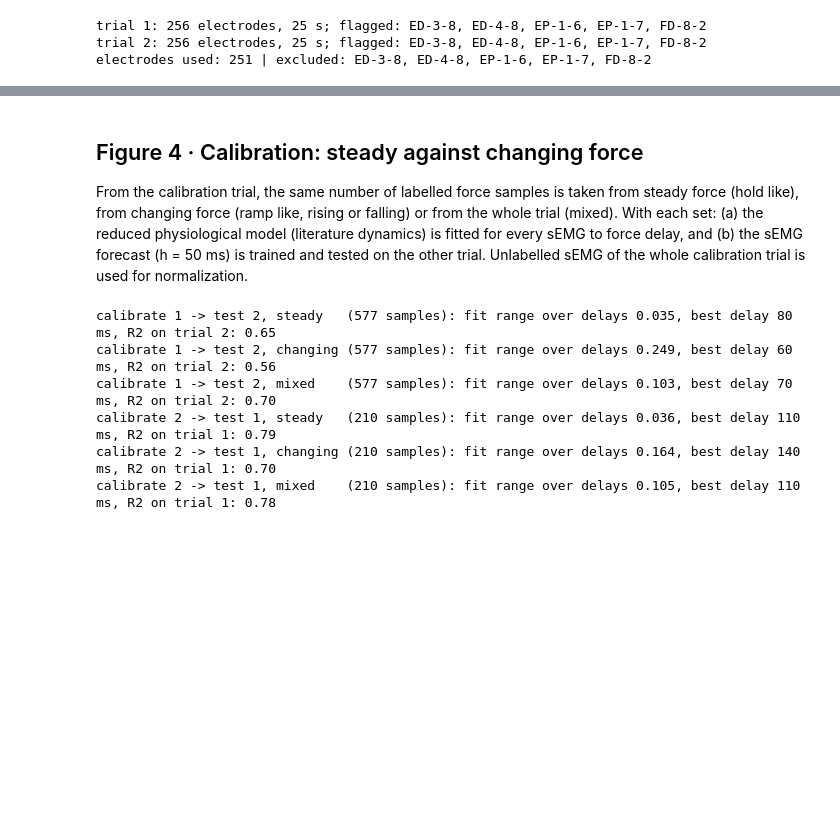
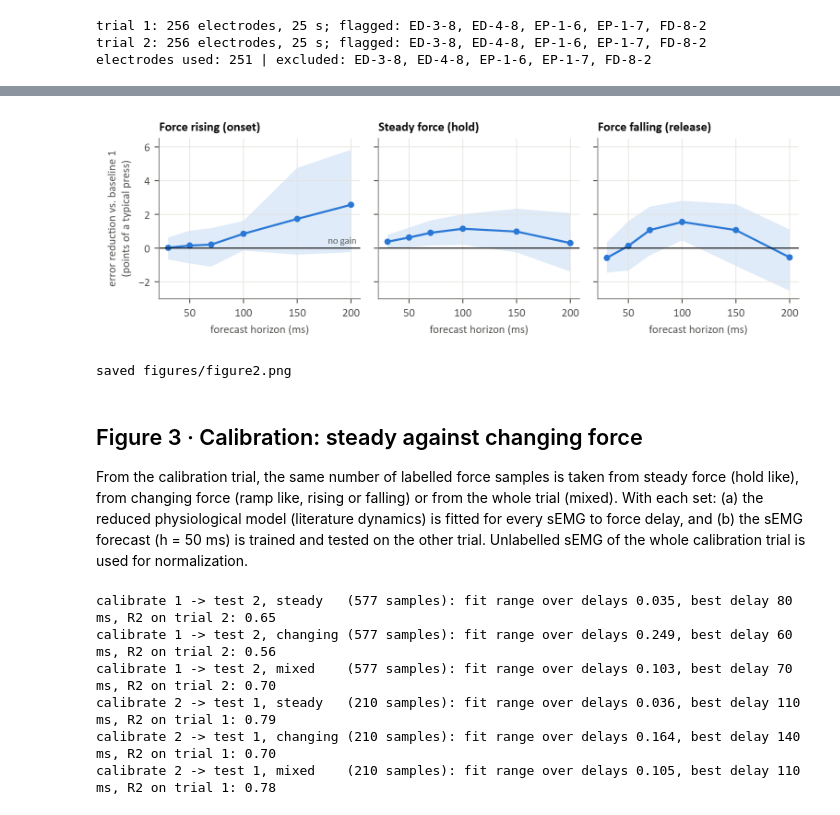
Before and after one commit to drkarlareyes/Forecasting_PinchOnset, a Jupyter notebook: hyser.ipynb, the cells around one changed output, grey strips where cells are left out. Drawn from its saved outputs; the diff is of its cells as text; code cells hidden in the pictures; blank space fills up the shorter version.

```diff
--- a/hyser.ipynb
+++ b/hyser.ipynb
@@ -39,6 +39,7 @@ ALPHAS = [1.0, 10.0, 100.0, 1000.0]
 WIN_MS = 50                               # trailing RMS window
 TAU_ACT_MS, TAU_DEACT_MS = 10.0, 40.0     # activation / deactivation time constants (Zajac 1989)
 SEED = 7
+N_BOOT, BLOCK = 2000, 100                 # bootstrap replicates; block length in force samples (1 s)
 
 BLUE, ORANGE, INK, INK2, MUTED, GRIDLINE = "#2a78d6", "#eb6834", "#0b0b0b", "#52514e", "#8c8b86", "#e4e3de"
 
@@ -408,7 +480,7 @@ def trend(pnow, h, phi):
 MODELS = ["EMG forecast", "baseline 1: own estimate", "baseline 2: measured force", "baseline 3: trend", "baseline 4: physiological"]
 PHASES = ["rising", "steady", "falling"]
 j = FINGERS.index(TARGET)
-SSE = {}
+E, LAB, PHI = {}, {}, {}                                  # squared errors per test sample, phase labels, trend damping
 for cal, tst in [(TRIALS[0], TRIALS[1]), (TRIALS[1], TRIALS[0])]:
     yA, yB = TR[cal]["F"][:, j], TR[tst]["F"][:, j]
     idxA, idxB = eval_idx(len(yA)), eval_idx(len(yB))
@@ -428,15 +500,27 @@ for cal, tst in [(TRIALS[0], TRIALS[1]), (TRIALS[1], TRIALS[0])]:
         P = Ridge(alpha=select_alpha(XA, yA, idxA, h)).fit(XA[idxA], yA[idxA + h]).predict(XB)
         phis = [0, 0.25, 0.5, 0.75, 1.0]
         ok = idxA[15:]
-        phi = phis[int(np.argmin([np.mean((trend(nowA, h, f)[ok] - yA[ok + h]) ** 2) for f in phis]))]
+        PHI[(cal, hm)] = phi = phis[int(np.argmin([np.mean((trend(nowA, h, f)[ok] - yA[ok + h]) ** 2) for f in phis]))]
         pred = dict(zip(MODELS, [P, now, yB, trend(now, h, phi), phys.predict(ZB, h)]))
-        Y, lab = yB[idxB + h], phase[idxB + h]
-        for p in PHASES:
-            m = lab == p
-            for nm, v in pred.items():
-                s, c = SSE.get((p, nm, hm), (0.0, 0))
-                SSE[(p, nm, hm)] = (s + np.sum(((v[idxB][m] - Y[m]) / scale) ** 2), c + int(m.sum()))
-ERR = {p: {nm: [100 * np.sqrt(SSE[(p, nm, hm)][0] / SSE[(p, nm, hm)][1]) for hm in HORIZONS_MS] for nm in MODELS} for p in PHASES}
+        LAB[(cal, hm)] = phase[idxB + h]
+        for nm, v in pred.items():
+            E[(cal, nm, hm)] = ((v[idxB] - yB[idxB + h]) / scale) ** 2
+
+
+def rmse(nm, p, hm, sel=None):
+    """Error in % of a typical press, pooled over both directions (optionally on resampled test samples)."""
+    s = c = 0.0
+    for cal in TRIALS:
+        e, lab = E[(cal, nm, hm)], LAB[(cal, hm)]
+        if sel is not None:
+            e, lab = e[sel[cal]], lab[sel[cal]]
+        m = lab == p
+        s, c = s + e[m].sum(), c + m.sum()
+    return 100 * np.sqrt(s / c)
+
+
+ERR = {p: {nm: [round(rmse(nm, p, hm), 2) for hm in HORIZONS_MS] for nm in MODELS} for p in PHASES}
+print("trend damping chosen on calibration:", sorted(set(PHI.values())))
 for p in PHASES:
     print(f"\n{p}  (error, % of a typical press)   h = " + "  ".join(f"{hm:>4}" for hm in HORIZONS_MS))
     for nm in MODELS:
@@ -480,5 +588,22 @@ saved figures/figure2.png
+# %%
+fig, axs = plt.subplots(1, 3, figsize=(7.8, 2.6), sharey=True)
+for ax, p, title in zip(axs, PHASES, ["Force rising (onset)", "Steady force (hold)", "Force falling (release)"]):
+    g = GAIN["baseline 1: own estimate"][p]
+    x = np.array(HORIZONS_MS)
+    ax.fill_between(x, [v["ci95"][0] for v in g], [v["ci95"][1] for v in g], color=BLUE, alpha=0.15, lw=0)
+    ax.plot(x, [v["gain"] for v in g], color=BLUE, marker="o", ms=4)
+    ax.axhline(0, color=INK, lw=0.8)
+    ax.set_title(title); ax.set_xlabel("forecast horizon (ms)"); ax.set_xticks([50, 100, 150, 200])
+axs[0].set_ylabel("error reduction vs. baseline 1\n(points of a typical press)")
+axs[0].text(205, 0.25, "no gain", fontsize=7.5, color=INK2, ha="right")
+axs[0].set_ylim(-3, 6.5)
+fig.tight_layout()
+save(fig, "figure2.png")
+# %% [output]
+[figure, added]
+saved figures/figure2.png
 # %% [markdown]
-## Figure 4 · Calibration: steady against changing force
+## Figure 3 · Calibration: steady against changing force
 
 From the calibration trial, the same number of labelled force samples is taken from steady force (hold like), from changing force (ramp like, rising or falling) or from the whole trial (mixed). With each set: (a) the reduced physiological model (literature dynamics) is fitted for every sEMG to force delay, and (b) the sEMG forecast (h = 50 ms) is trained and tested on the other trial. Unlabelled sEMG of the whole calibration trial is used for normalization.
 # %%
```
Also changed, not shown: parts of 9 cells of this notebook, 2 other files.
